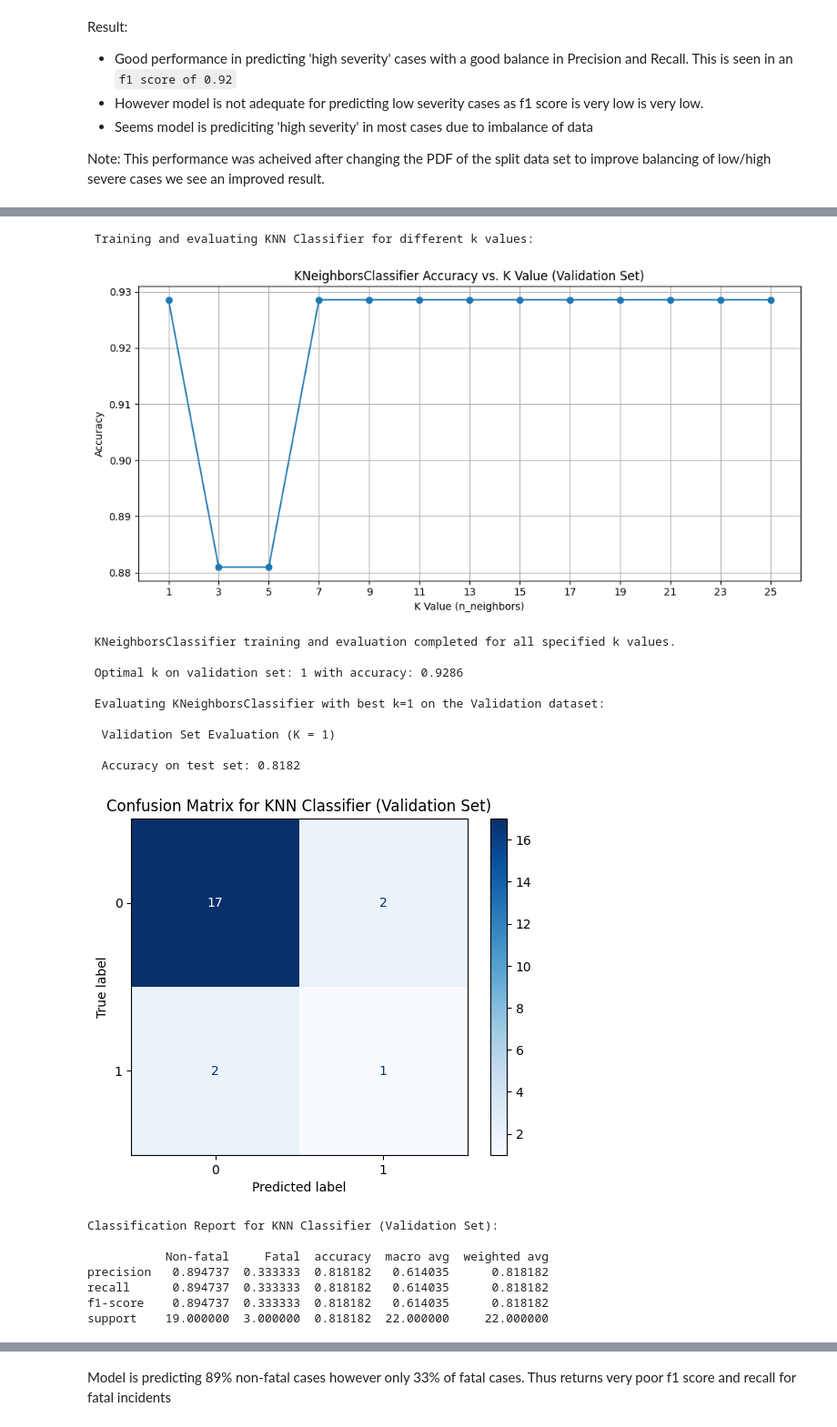
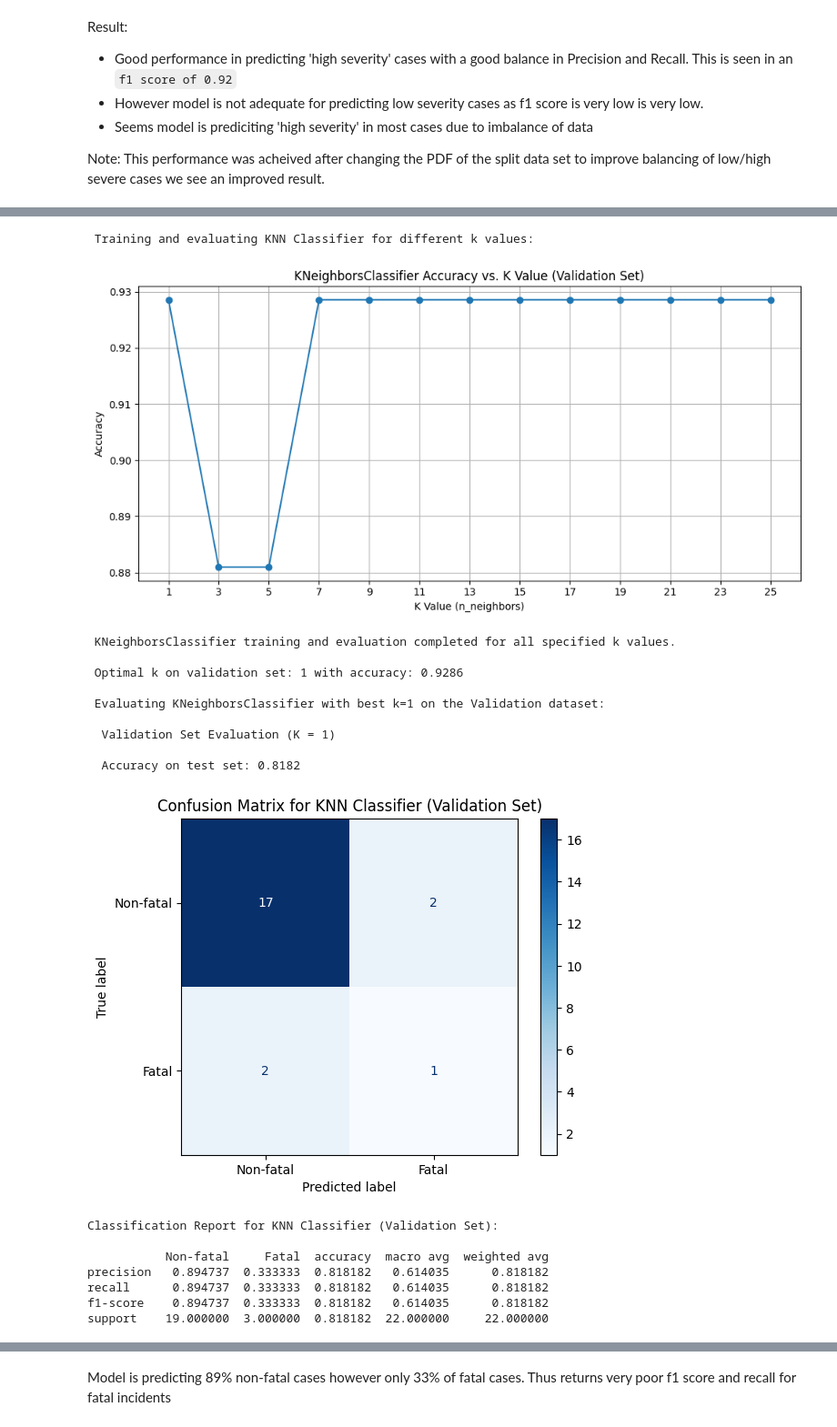
Before and after one commit to michael-vella/ics5110-assignment, a Jupyter notebook: notebooks/final/3c_KNN_MMIZZI.ipynb, the cells around one changed output, grey strips where cells are left out. Shown at 91% size. Cells and saved outputs as stored; diff of their text form; code cells hidden in the pictures.

```diff
--- a/notebooks/final/3c_KNN_MMIZZI.ipynb
+++ b/notebooks/final/3c_KNN_MMIZZI.ipynb
@@ -1010,5 +1039,5 @@ Where class '0' or '1' refer to the target prediction class, that is;
 # %%
-# Create empty sample data
+# Create an empty sample data
 test_data = {
     'Test Name': [],
     'k Value': [],
@@ -1019,7 +1048,7 @@ test_data = {
     'Class 1 Recall': [],
     'Class 0 F1 Score': [],
     'Class 1 F1 Score': [],
-    'AUG': []
+    'auc': []
 }
 
 # Create DataFrame
@@ -1181,76 +1226,52 @@ test_accuracy = accuracy_score(y_val.iloc[:, 1], y_pred_val)
 print(f"\n  Validation Set Evaluation (K = {best_k})")
 print(f"\n  Accuracy on test set: {test_accuracy:.4f} \n")
 
-# Generate the confusion matrix
-cm = confusion_matrix(y_val.iloc[:,1], y_pred_val)
-
-# Display the confusion matrix
-disp = ConfusionMatrixDisplay(confusion_matrix=cm, display_labels=knn_classifier_test.classes_)
-disp.plot(cmap=plt.cm.Blues)
-plt.title('Confusion Matrix for KNN Classifier (Validation Set)')
-plt.show()
-
 # Define target names for clarity in the report
 target_names = ['Non-fatal', 'Fatal']
 
-# Generate and print the classification report
-report = classification_report(y_val.iloc[:,1], y_pred_val, target_names=target_names, output_dict=True)
-print("Classification Report for KNN Classifier (Validation Set): \n")
-print(pd.DataFrame(report))
+# Display the confusion matrix
+plot_confusion_matrix(y_val.iloc[:,1], y_pred_val, target_names)
 
-# Get predicted probabilities for the positive class (Fatal =1)
-y_pred_proba = knn_classifier_test.predict_proba(X_val)[:, 1]
+# Compute and Display classification report
+report = generate_classification_report(y_val.iloc[:,1], y_pred_val, target_names)
+
+# Get predicted probabilities for the positive class (High severity=1)
+y_pred_proba = knn_classifier_test.predict_proba(X_val)[:, 1] #changed to '1' to measure
 
 # Get true labels
 y_true = y_val.iloc[:, 1]
 
-# Calculate ROC curve
-fpr, tpr, thresholds = roc_curve(y_true, y_pred_proba)
-
-# Calculate AUC score
-auc_score = roc_auc_score(y_true, y_pred_proba)
-
-# Plot the ROC curve
-plt.figure(figsize=(8, 6))
-plt.plot(fpr, tpr, color='blue', label=f'ROC Curve (AUC = {auc_score:.2f})')
-plt.plot([0, 1], [0, 1], color='red', linestyle='--', label='Random Classifier')
-plt.xlabel('False Positive Rate')
-plt.ylabel('True Positive Rate')
-plt.title('Receiver Operating Characteristic (ROC) Curve for High severity Prediction')
-plt.legend()
-plt.grid(True)
-plt.show()
-
-print(f"\n ROC curve generated successfully. AUC Score: {auc_score:.4f}")
+#Plot ROC/ measure auc
+auc_score = ROC_curve(y_true, y_pred_proba)
 
 # store main conclusions in KPI matrix
 test_data = pd.DataFrame([{
     'Test Name': 'Test 4.2',
     'k Value': best_k,
     'Accuracy': test_accuracy,
     'Class 0 Precision': report[target_names[0]]['precision'],
     'Class 1 Precision': report[target_names[1]]['precision'],
     'Class 0 Recall': report[target_names[0]]['recall'],
     'Class 1 Recall': report[target_names[1]]['recall'],
     'Class 0 F1 Score': report[target_names[0]]['f1-score'],
     'Class 1 F1 Score': report[target_names[1]]['f1-score'],
-    'AUG': auc_score
+    'auc': auc_score
 
 }])
 kpi_table = pd.concat([kpi_table, test_data], ignore_index=True)
 # %% [output]
  Training and evaluating KNN Classifier for different k values:
 [figure]
  KNeighborsClassifier training and evaluation completed for all specified k values.
 
  Optimal k on validation set: 1 with accuracy: 0.9286
 
  Evaluating KNeighborsClassifier with best k=1 on the Validation dataset:
 
   Validation Set Evaluation (K = 1)
 
   Accuracy on test set: 0.8182
-[figure, old version]
+[figure, new version]
 Classification Report for KNN Classifier (Validation Set):
 
            Non-fatal     Fatal  accuracy  macro avg  weighted avg
```
Also changed, not shown: parts of 77 cells of this notebook.
